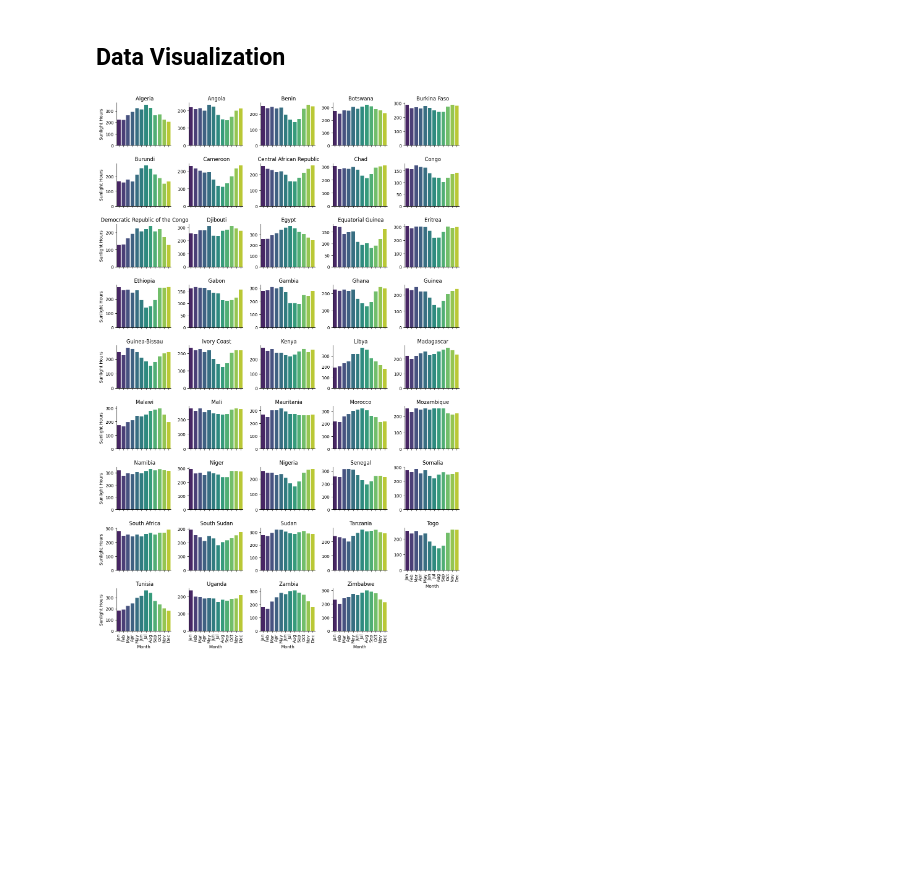
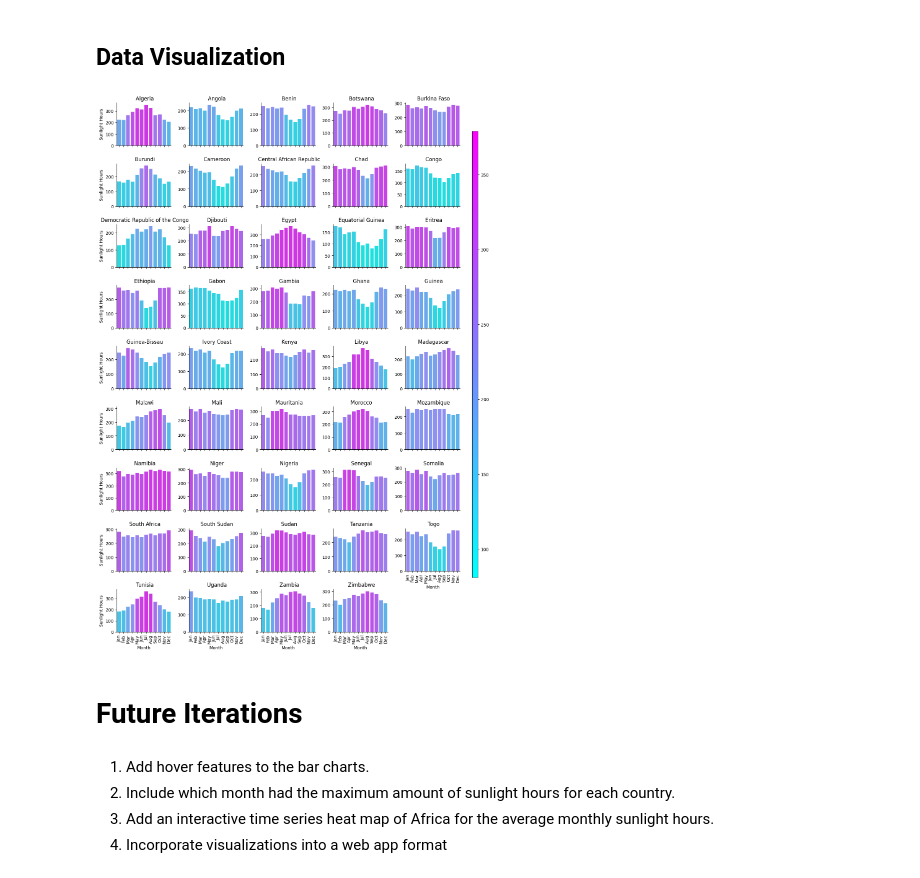
Before and after one commit to emilyginn/data_visualization, a Jupyter notebook: africa_sunlight_hours.ipynb, the cells around one changed output. Drawn from its saved outputs; the diff is of its cells as text; code cells hidden in the pictures; blank space fills up the shorter version.

```diff
--- a/africa_sunlight_hours.ipynb
+++ b/africa_sunlight_hours.ipynb
@@ -58,8 +41,14 @@ df = pd.DataFrame({
+# %%
+df = build_table(rows)
+df.drop(columns="Ref.", inplace=True)
 # %% [markdown]
 ## Preprocessing
 # %% [markdown]
 The goal here is to aggregate the average sunlight hours by country
 # %%
+## Remove commas
+df['Year'] = df['Year'].str.replace(',','')
+
 ## Drop the city column since we want to aggregate by country
 df.drop(columns='City', inplace=True)
 
@@ -71,27 +60,40 @@ df = df.groupby('Country').mean().reset_index()
 # %% [markdown]
 ## Data Visualization
 # %%
-# Melt the data into long format
+## Melt the data into long format
 df_melt = pd.melt(df, id_vars=['Country'], var_name='Month', value_name='Sunlight Hours')
 
-# Create a grid of bar charts using seaborn's FacetGrid
-grid = sns.FacetGrid(df_melt, col='Country', col_wrap=5, height=2, aspect=1.2, sharey=False)
+## Create a grid of bar charts using seaborn's FacetGrid, add formatting
+grid = sns.FacetGrid(df_melt, col='Country', col_wrap=5, height=2, aspect=1.2, sharey=False, hue='Sunlight Hours', palette='cool')
 
-# Plot the data as a bar chart in each subplot
-grid.map(sns.barplot, 'Month', 'Sunlight Hours', order=['Jan', 'Feb', 'Mar', 'Apr', 'May', 'Jun', 'Jul', 'Aug', 'Sep', 'Oct', 'Nov', 'Dec'], palette='viridis')
+## Plot the data as an individual bar chart in each subplot
+grid.map(sns.barplot, 'Month', 'Sunlight Hours', order=['Jan', 'Feb', 'Mar', 'Apr', 'May', 'Jun', 'Jul', 'Aug', 'Sep', 'Oct', 'Nov', 'Dec'])
 
-# Set the titles for each subplot
+## Set the titles for each subplot
 for ax in grid.axes.flat:
     ax.set_title(ax.get_title().split('=')[1])
 
-# Set the x-axis label for the last row of subplots
+## Set the x-axis label for the last row of subplots
 grid.axes[-1].set_xlabel('Month')
 
+## Rotate the axis labels so that they can easily be read
 for ax in grid.axes.flat:
     ax.tick_params(axis='x', labelrotation=90)
 
-# Show the plot
+## Add a continuous colorbar
+cbar_ax = grid.fig.add_axes([1.015,0.13, 0.015, 0.8])
+sm = plt.cm.ScalarMappable(cmap=cm.cool, norm=mpl.colors.Normalize(vmin=81, vmax=379))
+sm.set_array([])
+plt.colorbar(sm, cax=cbar_ax)
+
 sns.despine()
 plt.show()
 # %% [output]
-[figure, old version]
+[figure, new version]
+# %% [markdown]
+# Future Iterations
+# %% [markdown]
+1. Add hover features to the bar charts.
+2. Include which month had the maximum amount of sunlight hours for each country.
+3. Add an interactive time series heat map of Africa for the average monthly sunlight hours.
+4. Incorporate visualizations into a web app format
```
Also changed, not shown: parts of 4 cells of this notebook.
